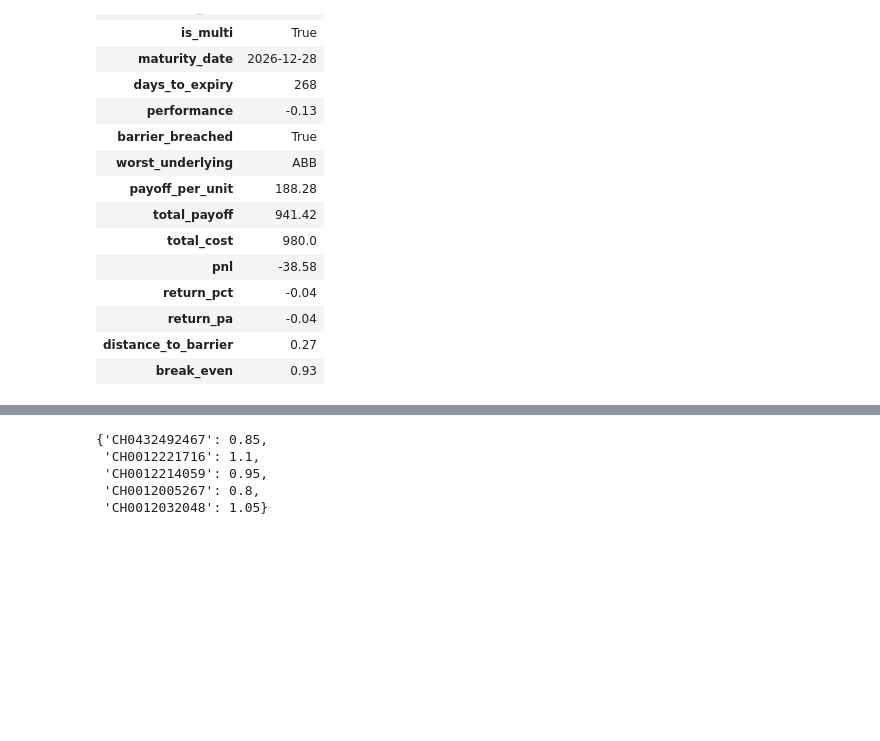
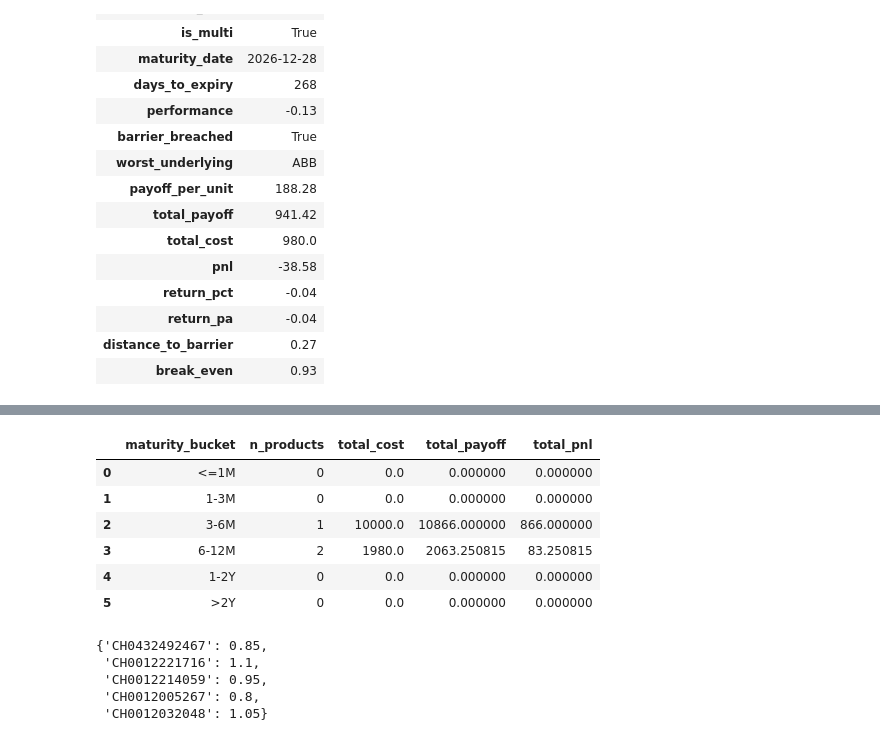
Before and after one commit to sanyalelizabet/structured-products-analytics, a Jupyter notebook: notebooks/01_portfolio_construction.ipynb, the cells around one changed output, grey strips where cells are left out. Cells and saved outputs as stored; diff of their text form; code cells hidden in the pictures; blank space fills up the shorter version.

```diff
--- a/notebooks/01_portfolio_construction.ipynb
+++ b/notebooks/01_portfolio_construction.ipynb
@@ -156,3 +242,13 @@ analytics.total_portfolio_table()
+# %%
+analytics.maturity_profile()
+# %% [output]
+|  | maturity_bucket | n_products | total_cost | total_payoff | total_pnl |
+| 0 | <=1M | 0 | 0.0 | 0.000000 | 0.000000 |
+| 1 | 1-3M | 0 | 0.0 | 0.000000 | 0.000000 |
+| 2 | 3-6M | 1 | 10000.0 | 10866.000000 | 866.000000 |
+| 3 | 6-12M | 2 | 1980.0 | 2063.250815 | 83.250815 |
+| 4 | 1-2Y | 0 | 0.0 | 0.000000 | 0.000000 |
+| 5 | >2Y | 0 | 0.0 | 0.000000 | 0.000000 |
 # %%
 beta_table = pd.DataFrame({
     "isin": [
```
Also changed, not shown: parts of 9 cells of this notebook, 1 other file.
